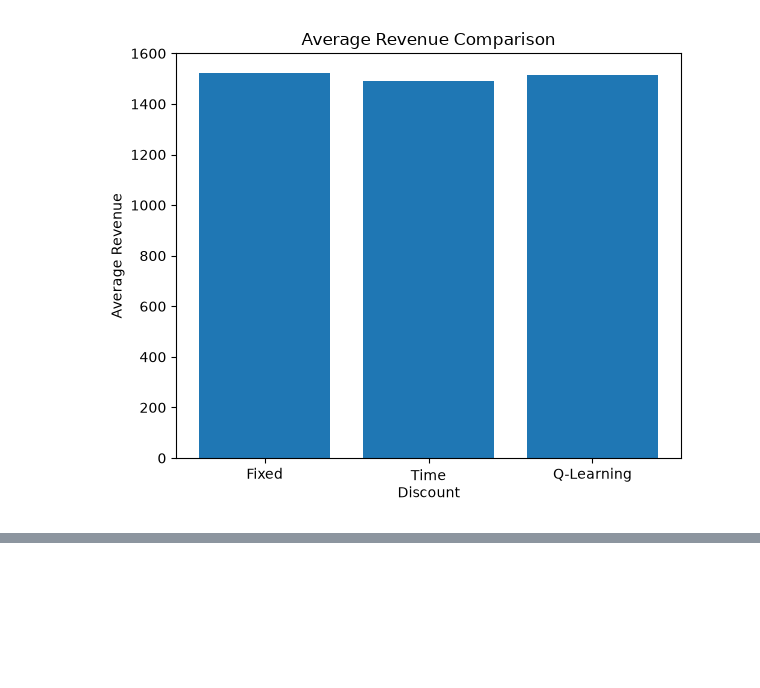
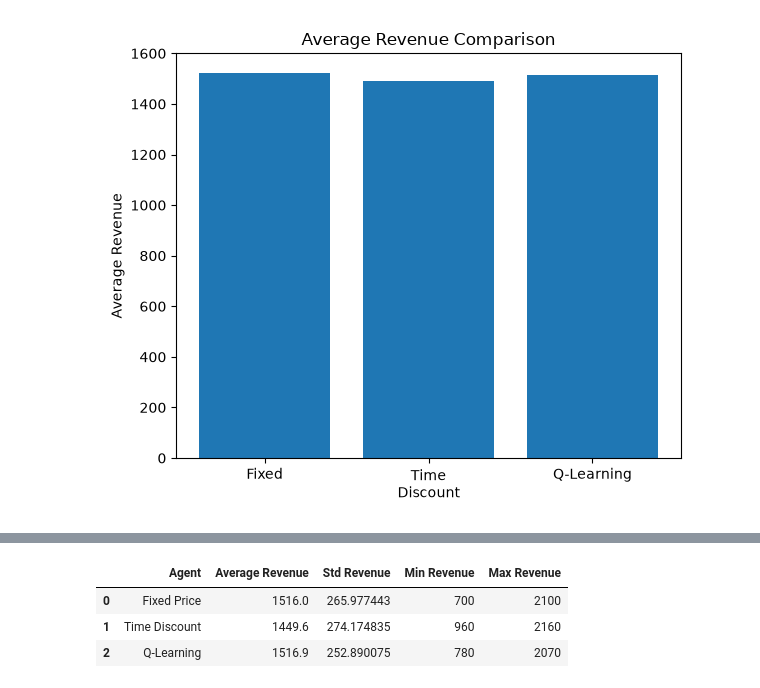
Before and after one commit to snpdsai/travel-hospitality-rl-dynamic-pricing, a Jupyter notebook: notebooks/02_baselines_qlearning.ipynb, the cells around one changed output, grey strips where cells are left out. Cells and saved outputs as stored; diff of their text form; code cells hidden in the pictures; blank space fills up the shorter version.

Commit message:
Finalize Week 2 evaluation metrics and documentation

```diff
--- a/notebooks/02_baselines_qlearning.ipynb
+++ b/notebooks/02_baselines_qlearning.ipynb
@@ -167,0 +174,11 @@ Image("../outputs/figures/revenue_comparison.png")
+# %%
+import pandas as pd
+
+metrics = pd.read_csv("../outputs/metrics/evaluation_metrics.csv")
+
+metrics
+# %% [output]
+|  | Agent | Average Revenue | Std Revenue | Min Revenue | Max Revenue |
+| 0 | Fixed Price | 1516.0 | 265.977443 | 700 | 2100 |
+| 1 | Time Discount | 1449.6 | 274.174835 | 960 | 2160 |
+| 2 | Q-Learning | 1516.9 | 252.890075 | 780 | 2070 |
```
Also changed, not shown: parts of 2 cells of this notebook, 3 other files.
